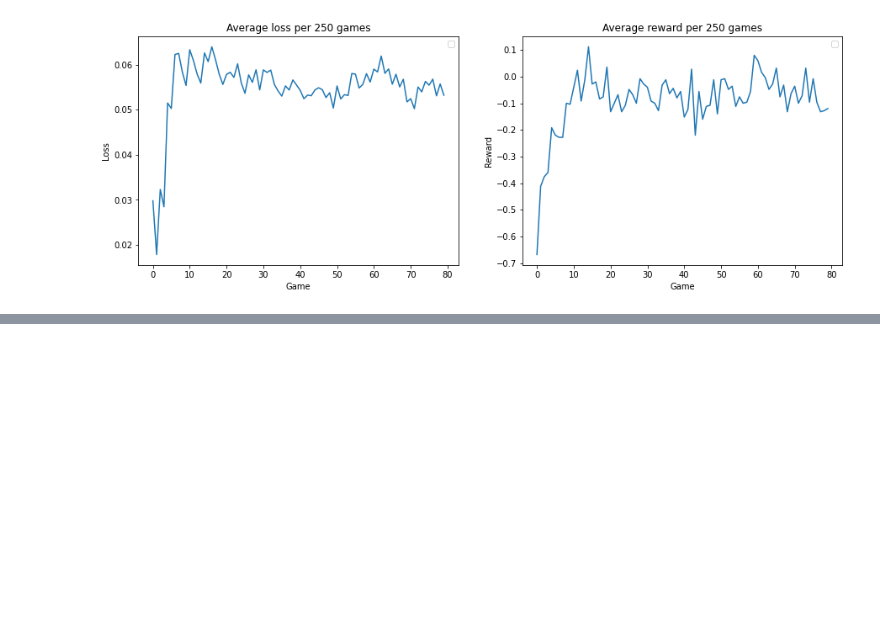
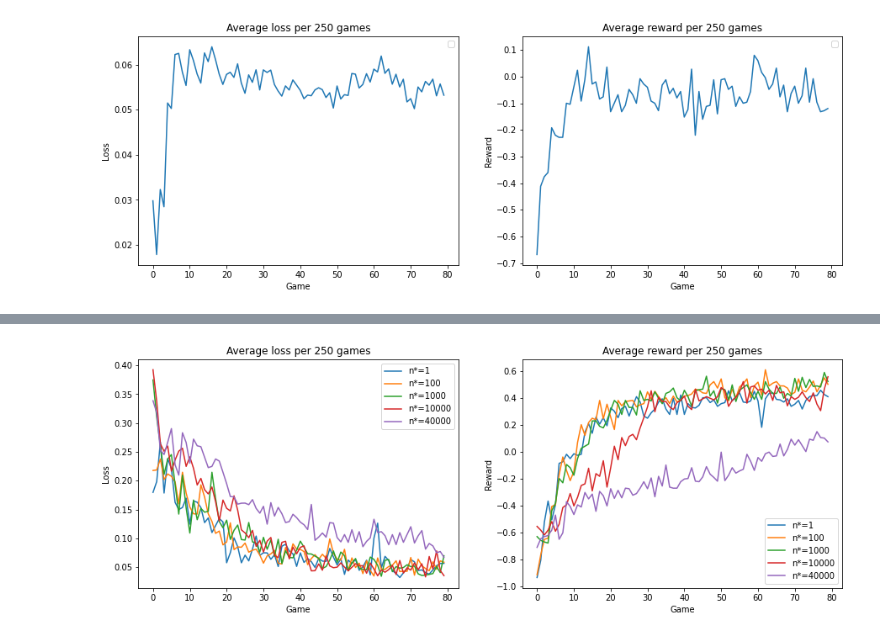
Before and after one commit to mismayil/ann-miniproject, a Jupyter notebook: deepq_learning.ipynb, the cells around one changed output, grey strips where cells are left out. Saved outputs shown, nothing was run; the diff lists cells and outputs as text; code cells hidden in the pictures; blank space fills up the shorter version.

```diff
--- a/deepq_learning.ipynb
+++ b/deepq_learning.ipynb
@@ -10,23 +10,25 @@ the loss decrease? Does the agent learn to play Tic Tac Toe?
 # %%
 import matplotlib.pyplot as plt
 
-def plot_average_stats(players, log_every=250):
+def plot_average_stats(players, log_every=250, labels=None):
     fig, axes = plt.subplots(1, 2, figsize=(15, 5))
 
     axes[0].set_title(f'Average loss per {log_every} games')
     axes[0].set_xlabel('Game')
     axes[0].set_ylabel('Loss')
-    for player in players:
-        label = None if callable(player.epsilon) else f"eps={player.epsilon}"
-        axes[0].plot(list(range(len(player.avg_losses))), player.avg_losses, label=label)
-    axes[0].legend()
-
     axes[1].set_title(f'Average reward per {log_every} games')
     axes[1].set_xlabel('Game')
     axes[1].set_ylabel('Reward')
-    for player in players:
-        label = None if callable(player.epsilon) else f"eps={player.epsilon}"
+
+    for i, player in enumerate(players):
+        if labels is not None:
+            label = labels[i]
+        else:
+            label = None if callable(player.epsilon) else f"eps={player.epsilon}"
+        axes[0].plot(list(range(len(player.avg_losses))), player.avg_losses, label=label)
         axes[1].plot(list(range(len(player.avg_rewards))), player.avg_rewards, label=label)
+
+    axes[0].legend()
     axes[1].legend()
 
     plt.legend()
@@ -64,7 +66,7 @@ from tic_env import OptimalPlayer
 import random
 
 suboptimal_player = OptimalPlayer(epsilon=0.5)
-q_player = DeepQPlayer(epsilon=lambda: random.random(), target_update=500, batch_size=64, log_every=250)
+q_player = DeepQPlayer(epsilon=lambda *args, **kwargs: random.random(), target_update=500, batch_size=64, log_every=250)
 
 play(suboptimal_player, q_player, episodes=20000)
 # %% [output]
@@ -79,0 +91,20 @@ No artists with labels found to put in legend.  Note that artists whose label st
+# %%
+from utils import play
+from deepqlearner import DeepQPlayer
+from tic_env import OptimalPlayer
+import random
+
+EPS_MIN = 0.1
+EPS_MAX = 0.8
+n_stars = [1, 100, 1000, 10000, 40000]
+star_players = []
+
+for n_star in n_stars:
+    suboptimal_player = OptimalPlayer(epsilon=0.5)
+    q_player = DeepQPlayer(epsilon=lambda n, n_star=n_star: max(EPS_MIN, EPS_MAX * (1 - n / n_star)), target_update=500, batch_size=1, log_every=250, memory_capacity=1)
+    play(suboptimal_player, q_player, episodes=20000)
+    star_players.append(q_player)
+# %%
+plot_average_stats(star_players, labels=[f"n*={n_star}" for n_star in n_stars])
+# %% [output]
+[figure, added]
```
Also changed, not shown: parts of 1 cell of this notebook, 1 other file.
